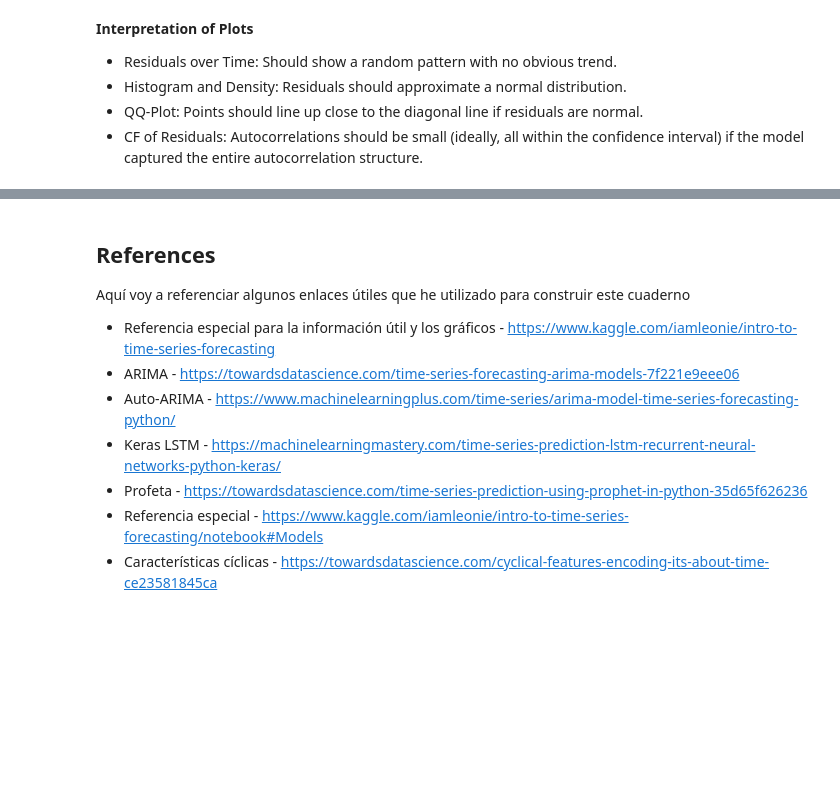
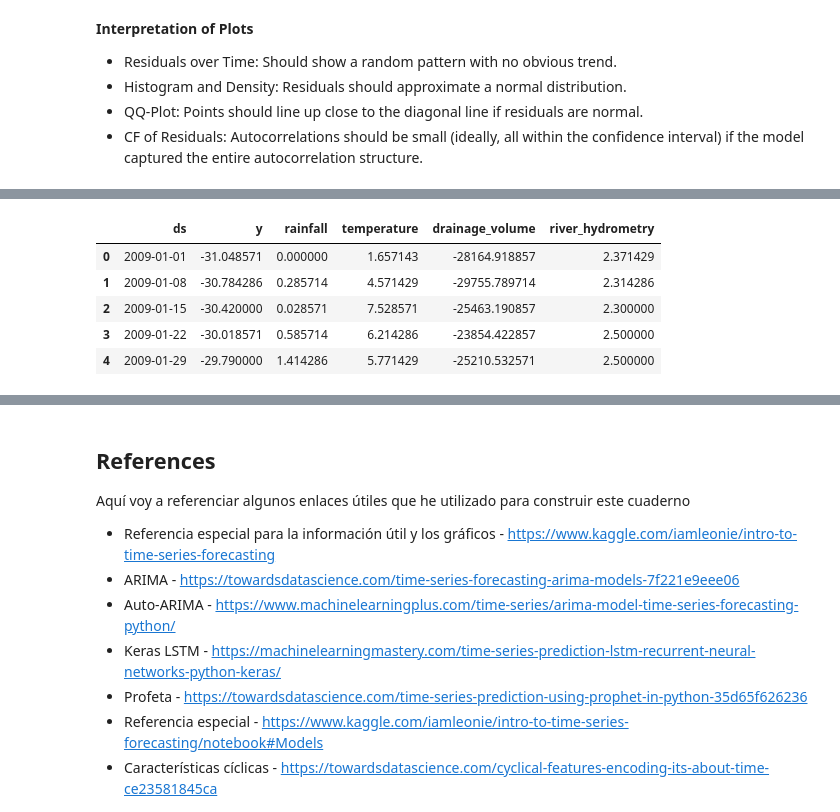
Before and after one commit to rodri-iot/machine_learning_project_time_series, a Jupyter notebook: src/explore.ipynb, the cells around one changed output, grey strips where cells are left out. Saved outputs shown, nothing was run; the diff lists cells and outputs as text; code cells hidden in the pictures; blank space fills up the shorter version.

```diff
--- a/src/explore.ipynb
+++ b/src/explore.ipynb
@@ -1046,0 +1224,26 @@ plt.show()
+# %%
+feature_columns = [
+    'rainfall',
+    'temperature',
+    'drainage_volume',
+    'river_hydrometry',
+]
+target_column = ['depth_to_groundwater']
+
+train_size = int(0.85 * len(df))
+
+multivariate_df = df[['date'] + target_column + feature_columns].copy()
+multivariate_df.columns = ['ds', 'y'] + feature_columns
+
+train = multivariate_df.iloc[:train_size, :]
+x_train, y_train = pd.DataFrame(multivariate_df.iloc[:train_size, [0,2,3,4,5]]), pd.DataFrame(multivariate_df.iloc[:train_size, 1])
+x_valid, y_valid = pd.DataFrame(multivariate_df.iloc[train_size:, [0,2,3,4,5]]), pd.DataFrame(multivariate_df.iloc[train_size:, 1])
+
+train.head()
+# %% [output]
+|  | ds | y | rainfall | temperature | drainage_volume | river_hydrometry |
+| 0 | 2009-01-01 | -31.048571 | 0.000000 | 1.657143 | -28164.918857 | 2.371429 |
+| 1 | 2009-01-08 | -30.784286 | 0.285714 | 4.571429 | -29755.789714 | 2.314286 |
+| 2 | 2009-01-15 | -30.420000 | 0.028571 | 7.528571 | -25463.190857 | 2.300000 |
+| 3 | 2009-01-22 | -30.018571 | 0.585714 | 6.214286 | -23854.422857 | 2.500000 |
+| 4 | 2009-01-29 | -29.790000 | 1.414286 | 5.771429 | -25210.532571 | 2.500000 |
```
Also changed, not shown: parts of 15 cells of this notebook.
